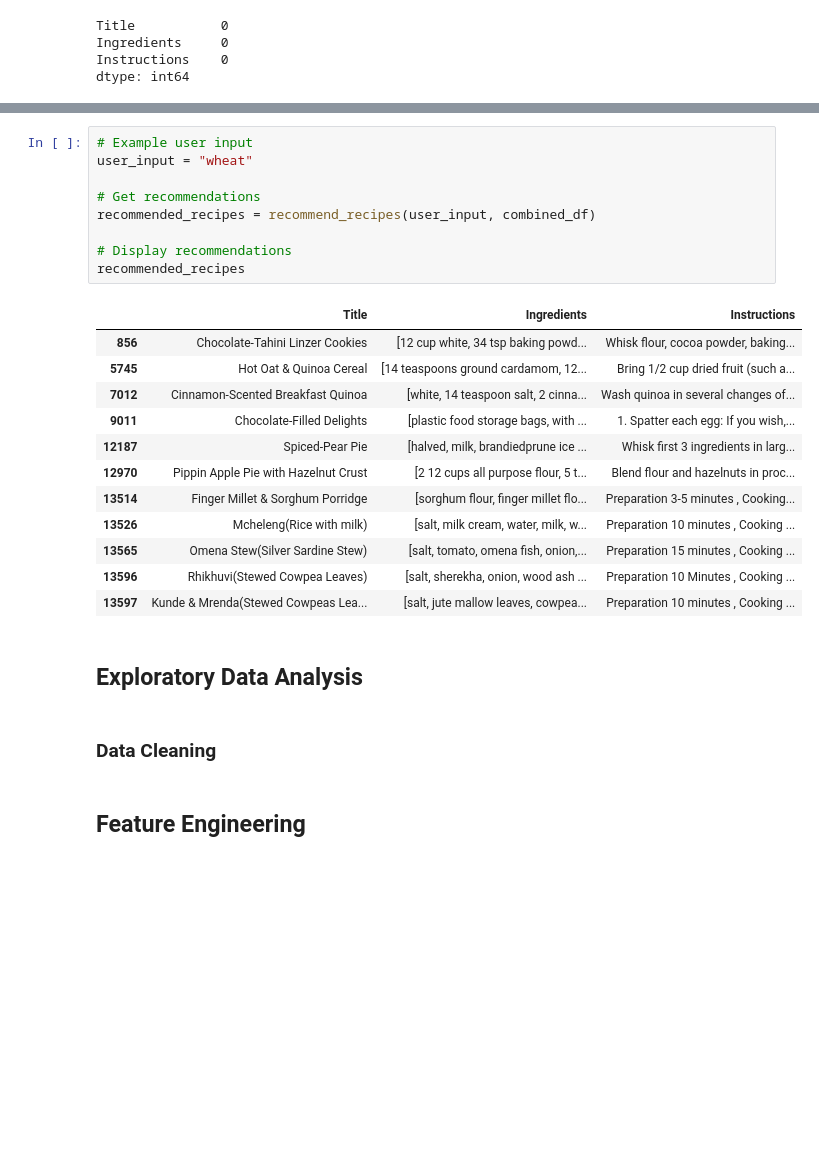
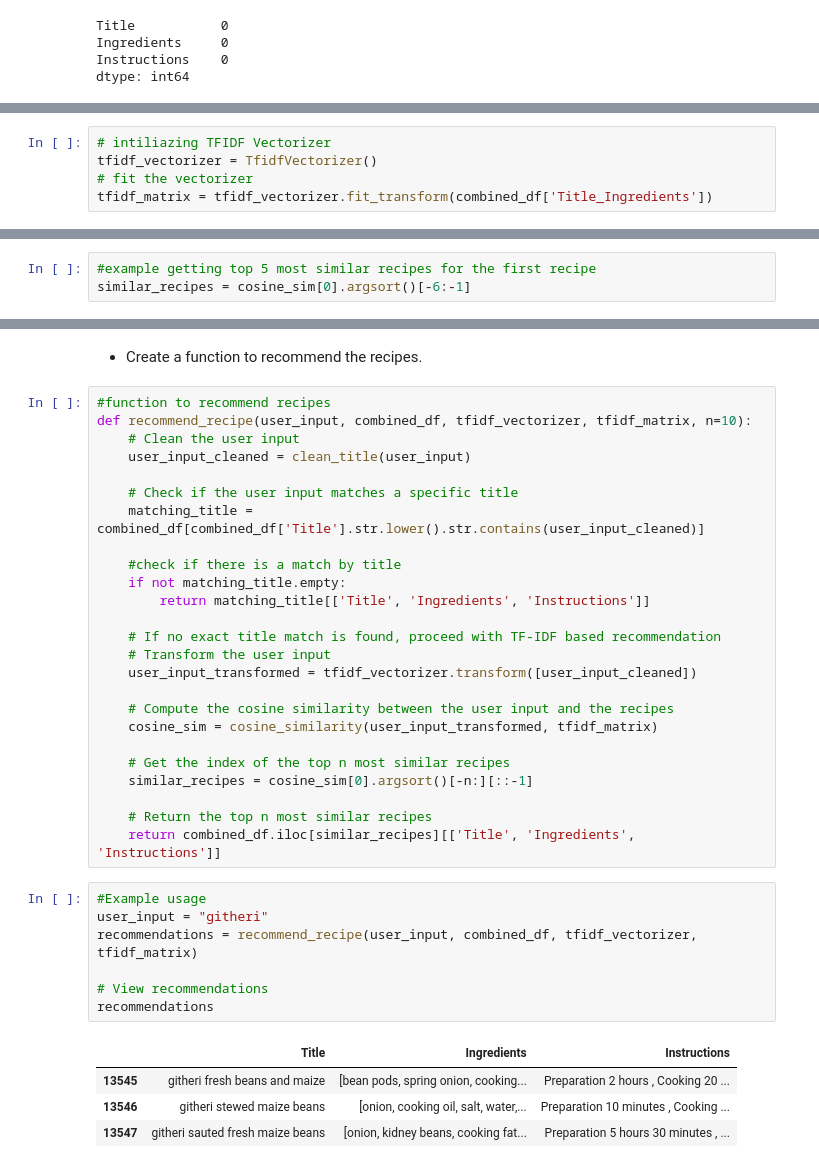
Before and after one commit to Matthewkarani/The-Boma-Pot, a Jupyter notebook: index.ipynb, the cells around one changed output, grey strips where cells are left out. Saved outputs shown, nothing was run; the diff lists cells and outputs as text; blank space fills up the shorter version.

Commit message:
updated index.ipyb

```diff
--- a/index.ipynb
+++ b/index.ipynb
@@ -380,0 +560,5 @@ combined_df['Ingredients'] = combined_df['Ingredients'].apply(tokenize_and_norma
+# %%
+# intiliazing TFIDF Vectorizer
+tfidf_vectorizer = TfidfVectorizer()
+# fit the vectorizer
+tfidf_matrix = tfidf_vectorizer.fit_transform(combined_df['Title_Ingredients'])
@@ -381 +589,4 @@ combined_df['Ingredients'] = combined_df['Ingredients'].apply(tokenize_and_norma
+# %%
+#example getting top 5 most similar recipes for the first recipe
+similar_recipes = cosine_sim[0].argsort()[-6:-1]
 # %%
@@ -411,28 +621,39 @@ def recommend_recipes(input_ingredients, combined_df):
+# %% [markdown]
+- Create a function to recommend the recipes.
+# %%
+#function to recommend recipes
+def recommend_recipe(user_input, combined_df, tfidf_vectorizer, tfidf_matrix, n=10):
+    # Clean the user input
+    user_input_cleaned = clean_title(user_input)
+
+    # Check if the user input matches a specific title
+    matching_title = combined_df[combined_df['Title'].str.lower().str.contains(user_input_cleaned)]
+
+    #check if there is a match by title
+    if not matching_title.empty:
+        return matching_title[['Title', 'Ingredients', 'Instructions']]
+
+    # If no exact title match is found, proceed with TF-IDF based recommendation
+    # Transform the user input
+    user_input_transformed = tfidf_vectorizer.transform([user_input_cleaned])
+
+    # Compute the cosine similarity between the user input and the recipes
+    cosine_sim = cosine_similarity(user_input_transformed, tfidf_matrix)
+
+    # Get the index of the top n most similar recipes
+    similar_recipes = cosine_sim[0].argsort()[-n:][::-1]
+
+    # Return the top n most similar recipes
+    return combined_df.iloc[similar_recipes][['Title', 'Ingredients', 'Instructions']]
 # %%
-# Example user input
-user_input = "wheat"
+#Example usage
+user_input = "githeri"
+recommendations = recommend_recipe(user_input, combined_df, tfidf_vectorizer, tfidf_matrix)
 
-# Get recommendations
-recommended_recipes = recommend_recipes(user_input, combined_df)
-
-# Display recommendations
-recommended_recipes
+# View recommendations
+recommendations
 # %% [output]
 |  | Title | Ingredients | Instructions |
-| 856 | Chocolate-Tahini Linzer Cookies | [12 cup white, 34 tsp baking powd... | Whisk flour, cocoa powder, baking... |
-| 5745 | Hot Oat & Quinoa Cereal | [14 teaspoons ground cardamom, 12... | Bring 1/2 cup dried fruit (such a... |
-| 7012 | Cinnamon-Scented Breakfast Quinoa | [white, 14 teaspoon salt, 2 cinna... | Wash quinoa in several changes of... |
-| 9011 | Chocolate-Filled Delights | [plastic food storage bags, with ... | 1. Spatter each egg: If you wish,... |
-| 12187 | Spiced-Pear Pie | [halved, milk, brandiedprune ice ... | Whisk first 3 ingredients in larg... |
-| 12970 | Pippin Apple Pie with Hazelnut Crust | [2 12 cups all purpose flour, 5 t... | Blend flour and hazelnuts in proc... |
-| 13514 | Finger Millet & Sorghum Porridge | [sorghum flour, finger millet flo... | Preparation 3-5 minutes , Cooking... |
-| 13526 | Mcheleng(Rice with milk) | [salt, milk cream, water, milk, w... | Preparation 10 minutes , Cooking ... |
-| 13565 | Omena Stew(Silver Sardine Stew) | [salt, tomato, omena fish, onion,... | Preparation 15 minutes , Cooking ... |
-| 13596 | Rhikhuvi(Stewed Cowpea Leaves) | [salt, sherekha, onion, wood ash ... | Preparation 10 Minutes , Cooking ... |
-| 13597 | Kunde & Mrenda(Stewed Cowpeas Lea... | [salt, jute mallow leaves, cowpea... | Preparation 10 minutes , Cooking ... |
+| 13545 | githeri fresh beans and maize | [bean pods, spring onion, cooking... | Preparation 2 hours , Cooking 20 ... |
+| 13546 | githeri stewed maize beans | [onion, cooking oil, salt, water,... | Preparation 10 minutes , Cooking ... |
+| 13547 | githeri sauted fresh maize beans | [onion, kidney beans, cooking fat... | Preparation 5 hours 30 minutes , ... |
-# %% [markdown]
-## Exploratory Data Analysis
-# %% [markdown]
-### Data Cleaning
-# %% [markdown]
-## Feature Engineering
```
Also changed, not shown: parts of 47 cells of this notebook.
